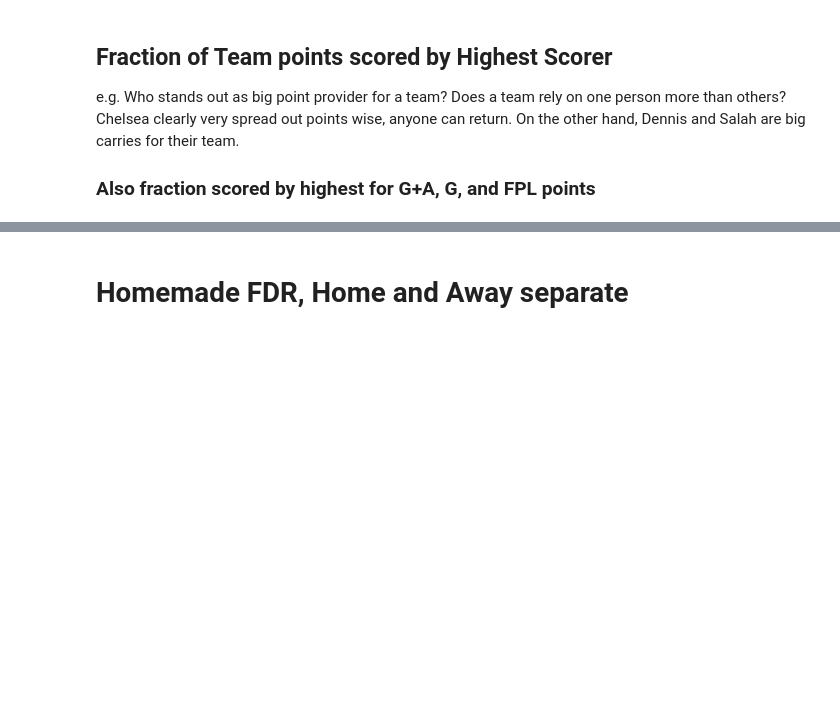
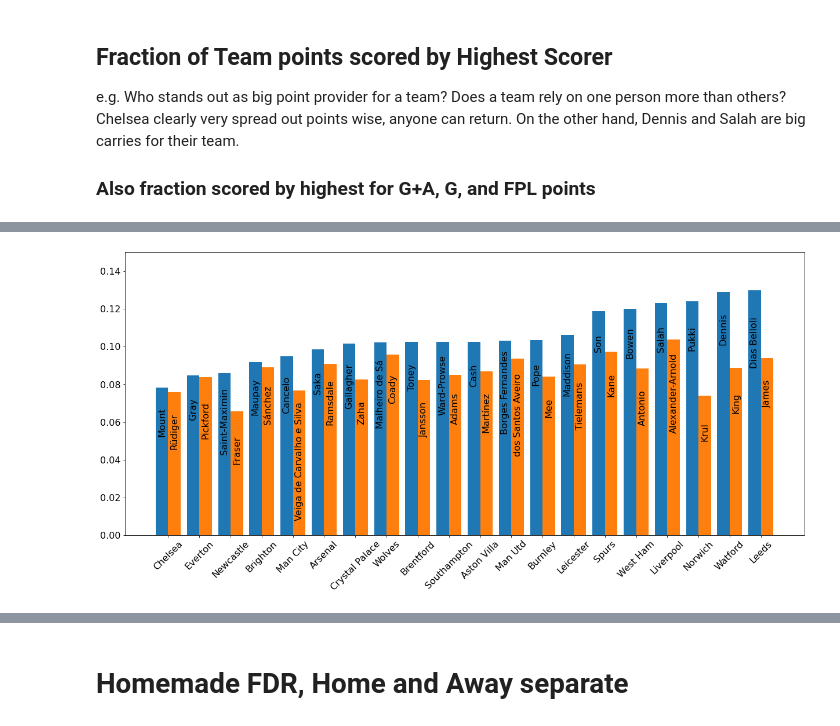
Before and after one commit to MatsThijssen/FPL, a Jupyter notebook: FPL.ipynb, the cells around one changed output, grey strips where cells are left out. Drawn from its saved outputs; the diff is of its cells as text; code cells hidden in the pictures; blank space fills up the shorter version.

```diff
--- a/FPL.ipynb
+++ b/FPL.ipynb
@@ -169,3 +169,44 @@ for i in range(7):
+# %%
+fig,ax = plt.subplots(figsize=(21,9))
+vals = teams.sort_values('H_frac')
+width = 0.40
+x_s = np.arange(0,len(vals['name']))
+
+rec1 = ax.bar(x_s-width/2,vals['H_frac'],width)
+rec2 = ax.bar(x_s+width/2,vals['H2_frac'],width)
+
+ax.set_ylim(0,0.15)
+ax.set_xticks(x_s)
+ax.set_xticklabels(vals['name'].values,rotation=45,fontsize=16)
+ax.tick_params('y',labelsize=16)
+
+
+i=0
+for rect in rec1:
+
+    height = rect.get_height()
+    ax.annotate('{}'.format(vals['HS'].values[i]),
+                xy=(rect.get_x() + rect.get_width() / 2, height),
+                xytext=(0, -50-7*len(vals['HS'].values[i])),  # 3 points vertical offset
+                textcoords="offset points",
+                ha='center', va='bottom',rotation=90,color='black',fontsize=16)
+    i += 1
+
+i=0
+for rect in rec2:
+
+    height = rect.get_height()
+    ax.annotate('{}'.format(vals['HS2'].values[i]),
+                xy=(rect.get_x() + rect.get_width() / 2, height),
+                xytext=(0, -50-7*len(vals['HS2'].values[i])),  # 3 points vertical offset
+                textcoords="offset points",
+                ha='center', va='bottom',rotation=90,fontsize=16)
+    i += 1
+
+plt.savefig('FractionOfFPLPoints')
+plt.show()
+# %% [output]
+[figure, added]
 # %%
 print('Fraction of Goals+Assists of Team best player has')
 for t in teams.sort_values('G', ascending=False)['short_name']:
```
Also changed, not shown: parts of 21 cells of this notebook, 4 other files.
